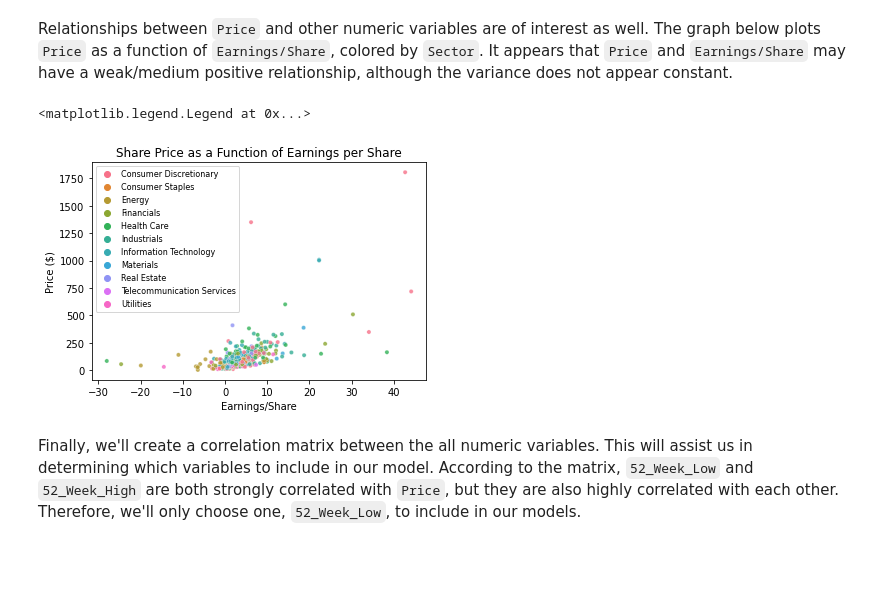
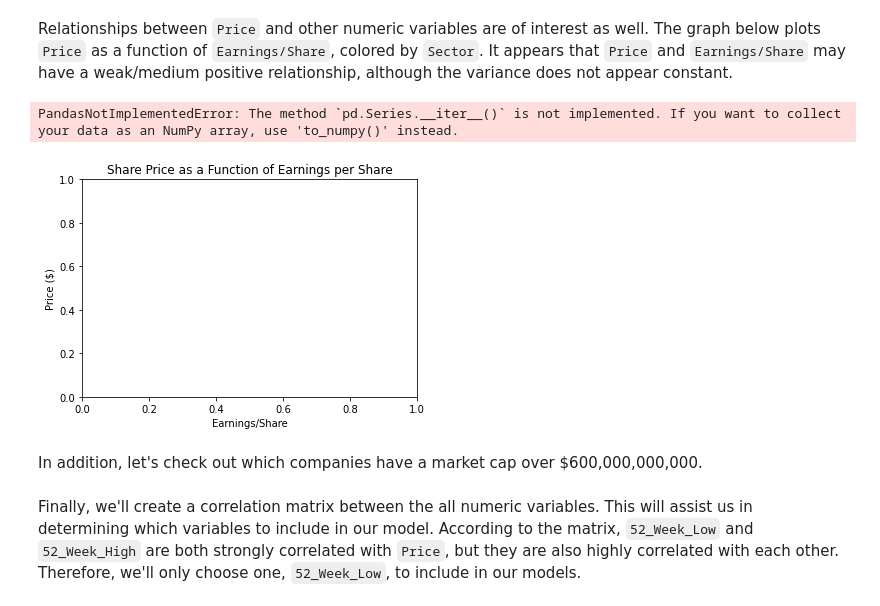
Before and after one commit to atbiggie/ST590FinalProject, a Jupyter notebook: FinalProjectGroup16M123.ipynb, the cells around one changed output. Drawn from its saved outputs; the diff is of its cells as text; code cells hidden in the pictures; blank space fills up the shorter version.

```diff
--- a/FinalProjectGroup16M123.ipynb
+++ b/FinalProjectGroup16M123.ipynb
@@ -262,8 +262,10 @@ fintrain.describe()
 First we want to examine the distribution of `Price` to observe the shape, center, spread, etc. The distribution appears to be right skewed with a heavy tail. The vast majority of the data is within the interval [0,200].
 # %%
 #check the distribution of price
-train_pd=train.toPandas()
+ps.options.plotting.backend = 'matplotlib'
 pl.figure(figsize=(12,10))
-pl.title("Distribution Price")
-ax = sns.distplot(train_pd["Price"], color = 'y')# no negative number
+pl.title("Distribution of Price")
+pl.xlabel("Price")
+pl.ylabel("Count")
+pl.hist(x = fintrain.Price, bins =  30, color = "#8856a7")
 # %% [output]
@@ -359,10 +371,11 @@ In addition, we would like to view the proportion of data within each sector, so
 #find company volume for each Sector
 #pie chart
 #sparksql to pd
-pie1_pd=pie1.toPandas()
-type(pie1_pd)
-sector_names = list(pie1_pd['Sector'])
-sector_values = list(pie1_pd['count'])
+ps.options.plotting.backend = 'matplotlib'
+pie1_ps=pie1.to_pandas_on_spark()
+type(pie1_ps)
+sector_names = list(pie1_ps['Sector'].to_numpy())
+sector_values = list(pie1_ps['count'].to_numpy())
 
 pie, ax = plt.subplots(figsize=[15,10])
 plt.pie(x=sector_values, autopct="%.1f%%", explode=[0.05]*len(sector_values), labels=sector_names, pctdistance=0.5)
@@ -374,20 +387,24 @@ pie.savefig("DeliveryPieChart.png")
 Relationships between `Price` and other numeric variables are of interest as well. The graph below plots `Price` as a function of `Earnings/Share`, colored by `Sector`. It appears that `Price` and `Earnings/Share` may have a weak/medium positive relationship, although the variance does not appear constant.
 # %%
 # price vs. earnings per share plot by sector
+ps.options.plotting.backend = 'matplotlib'
+
 findata_pd=findata.toPandas()
 
 findata_pd.Sector = findata_pd.Sector.astype('category')
 
 plt.xlabel("Earnings/Share")
 plt.ylabel("Price ($)")
 plt.title("Share Price as a Function of Earnings per Share")
 
 sns.scatterplot(x = "Earnings/Share", y = "Price", hue = "Sector", data = findata_pd,
                alpha = 0.8, s = 18)
 
 plt.legend(loc = 'upper left', fontsize = 8)
 # %% [output]
-<matplotlib.legend.Legend at 0x...>
+PandasNotImplementedError: The method `pd.Series.__iter__()` is not implemented. If you want to collect your data as an NumPy array, use 'to_numpy()' instead.
-[figure, old version]
+[figure, new version]
+# %% [markdown]
+In addition, let's check out which companies have a market cap over $600,000,000,000.
 # %% [markdown]
 Finally, we'll create a correlation matrix between the all numeric variables. This will assist us in determining which variables to include in our model. According to the matrix, `52_Week_Low` and `52_Week_High` are both strongly correlated with `Price`, but they are also highly correlated with each other. Therefore, we'll only choose one, `52_Week_Low`, to include in our models.
```
Also changed, not shown: parts of 2 cells of this notebook.
